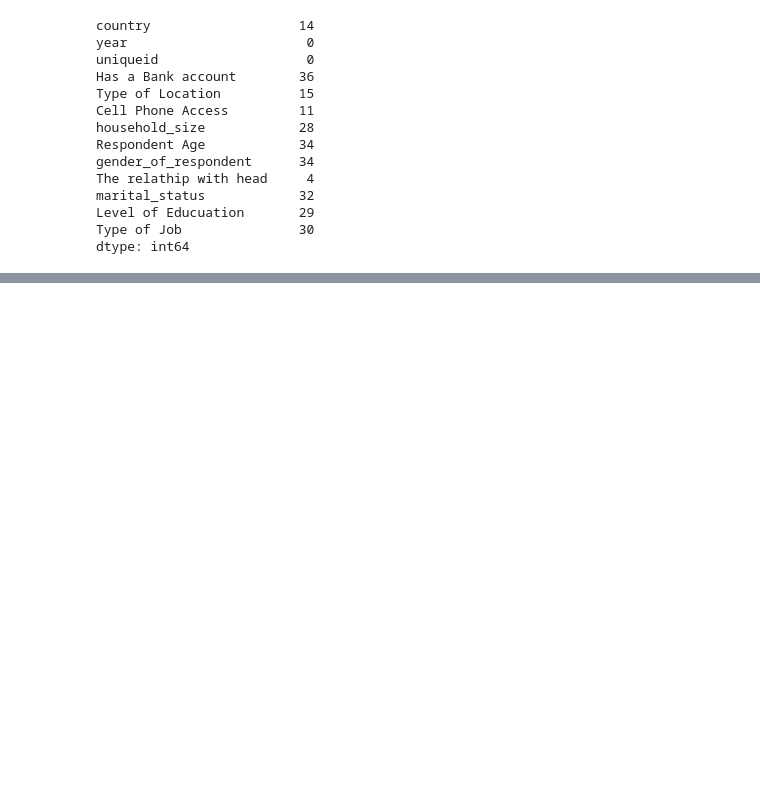
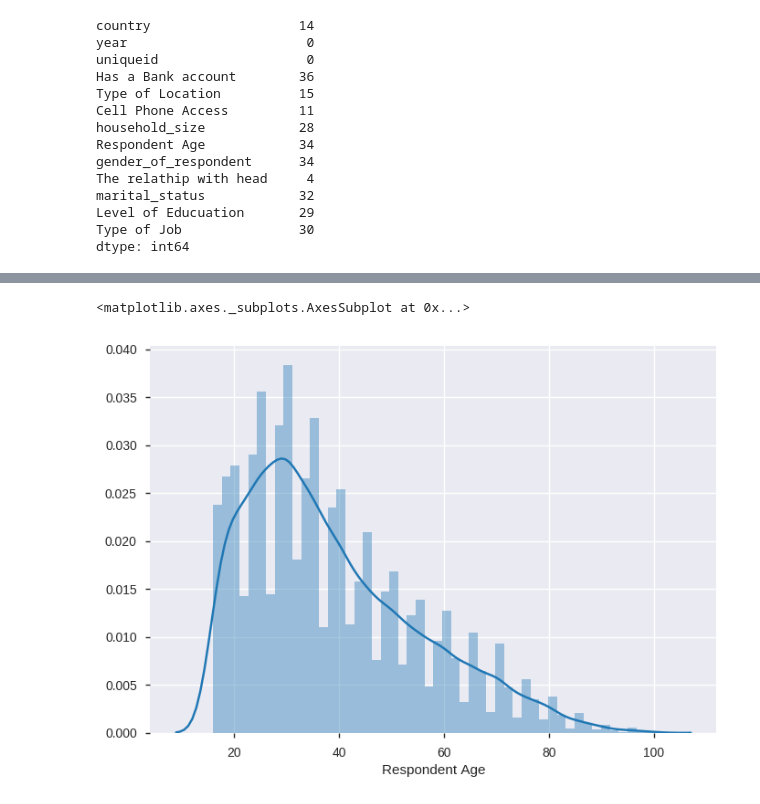
Before and after one commit to KuriaDan/KuriaIPC1, a Jupyter notebook: Moringa_Data_Science_Core_W1_Independent_Project_2019_06_Daniel_Kuria_Python_Notebook.ipynb, the cells around one changed output, grey strips where cells are left out. Saved outputs shown, nothing was run; the diff lists cells and outputs as text; code cells hidden in the pictures; blank space fills up the shorter version.

```diff
--- a/Moringa_Data_Science_Core_W1_Independent_Project_2019_06_Daniel_Kuria_Python_Notebook.ipynb
+++ b/Moringa_Data_Science_Core_W1_Independent_Project_2019_06_Daniel_Kuria_Python_Notebook.ipynb
@@ -96,0 +199,7 @@ Fin.drop(indexNames , inplace=True)
+# %%
+#histogram of the respondents ages
+#Fin['Respondent Age'].hist()
+sns.distplot(Fin['Respondent Age'], kde=True)
+# %% [output]
+<matplotlib.axes._subplots.AxesSubplot at 0x...>
+[figure, added]
```
Also changed, not shown: parts of 54 cells of this notebook.
